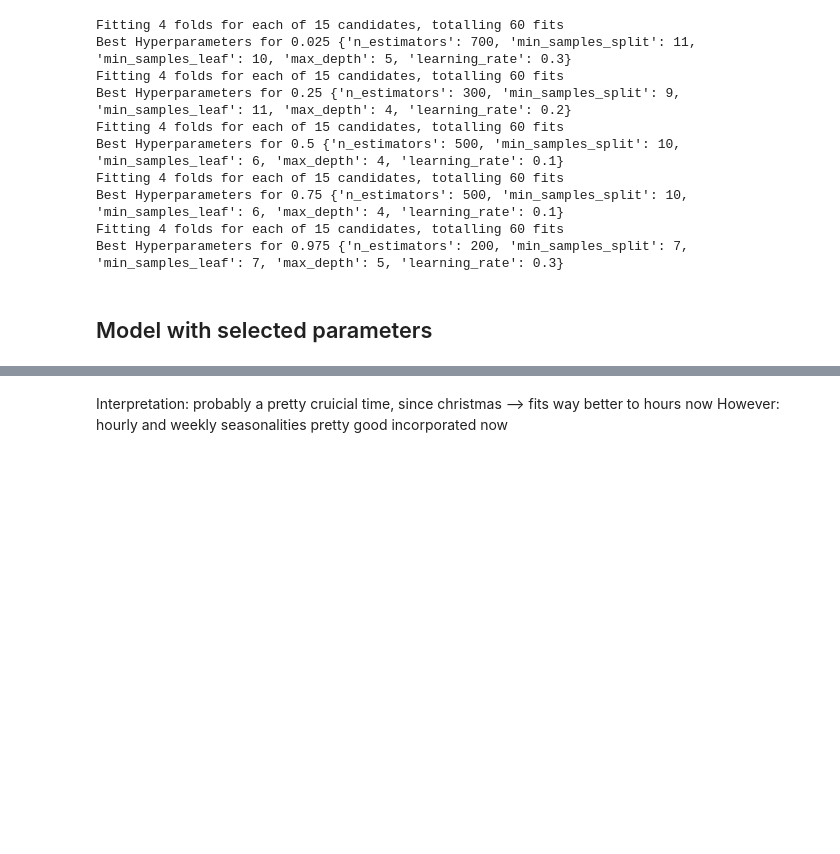
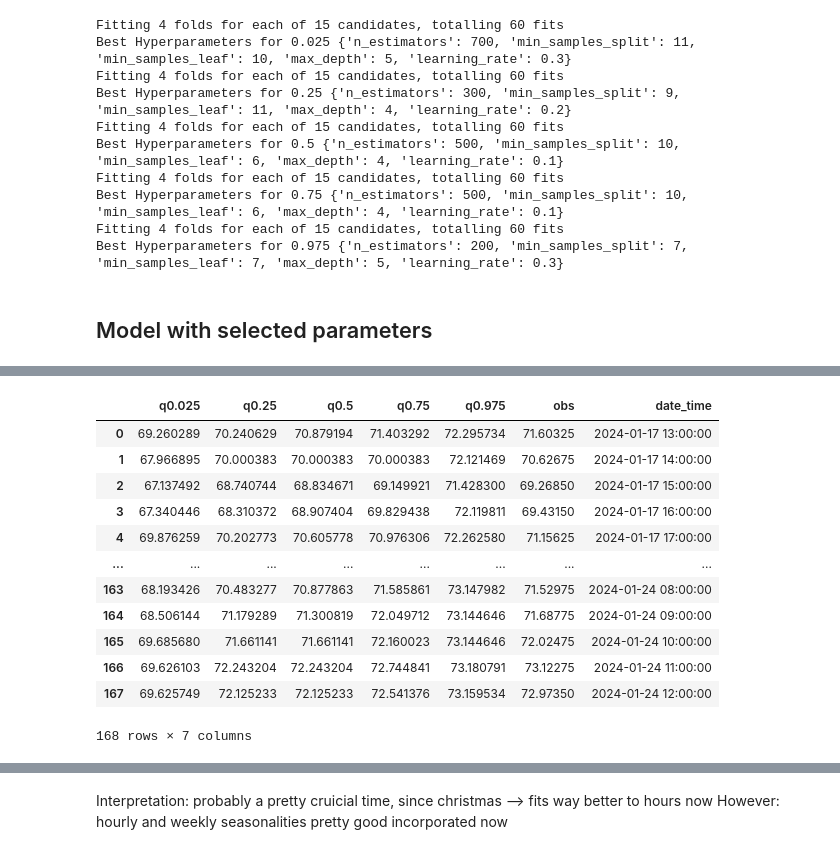
Before and after one commit to mweinreuter/PTSFC, a Jupyter notebook: energy_consumption/models/XGBoost/XGBoost.ipynb, the cells around one changed output, grey strips where cells are left out. Saved outputs shown, nothing was run; the diff lists cells and outputs as text; code cells hidden in the pictures; blank space fills up the shorter version.

```diff
--- a/energy_consumption/models/XGBoost/XGBoost.ipynb
+++ b/energy_consumption/models/XGBoost/XGBoost.ipynb
@@ -197,4 +198,41 @@ predictions
 168 rows × 7 columns
+# %%
+import pandas as pd
+
+# Your DataFrame
+df = predictions
+
+# Define the quantiles columns
+quantile_cols = [f'q{q}' for q in quantiles]
+quantile_cols
+
+# Loop through the quantiles
+for i in range(len(quantile_cols) - 1):
+    current_quantile = quantile_cols[i]
+    next_quantile = quantile_cols[i + 1]
+
+    # Check if there is an overlap
+    overlap = df[current_quantile] > df[next_quantile]
+
+    # Adjust the values if there is an overlap
+    df.loc[overlap, next_quantile] = df[current_quantile][overlap]
+
+# Display the adjusted DataFrame
+df
+# %% [output]
+|  | q0.025 | q0.25 | q0.5 | q0.75 | q0.975 | obs | date_time |
+| 0 | 69.260289 | 70.240629 | 70.879194 | 71.403292 | 72.295734 | 71.60325 | 2024-01-17 13:00:00 |
+| 1 | 67.966895 | 70.000383 | 70.000383 | 70.000383 | 72.121469 | 70.62675 | 2024-01-17 14:00:00 |
+| 2 | 67.137492 | 68.740744 | 68.834671 | 69.149921 | 71.428300 | 69.26850 | 2024-01-17 15:00:00 |
+| 3 | 67.340446 | 68.310372 | 68.907404 | 69.829438 | 72.119811 | 69.43150 | 2024-01-17 16:00:00 |
+| 4 | 69.876259 | 70.202773 | 70.605778 | 70.976306 | 72.262580 | 71.15625 | 2024-01-17 17:00:00 |
+| ... | ... | ... | ... | ... | ... | ... | ... |
+| 163 | 68.193426 | 70.483277 | 70.877863 | 71.585861 | 73.147982 | 71.52975 | 2024-01-24 08:00:00 |
+| 164 | 68.506144 | 71.179289 | 71.300819 | 72.049712 | 73.144646 | 71.68775 | 2024-01-24 09:00:00 |
+| 165 | 69.685680 | 71.661141 | 71.661141 | 72.160023 | 73.144646 | 72.02475 | 2024-01-24 10:00:00 |
+| 166 | 69.626103 | 72.243204 | 72.243204 | 72.744841 | 73.180791 | 73.12275 | 2024-01-24 11:00:00 |
+| 167 | 69.625749 | 72.125233 | 72.125233 | 72.541376 | 73.159534 | 72.97350 | 2024-01-24 12:00:00 |
+168 rows × 7 columns
 # %%
 pinball_losses
 # %% [output]
```
Also changed, not shown: parts of 4 cells of this notebook, 10 other files.
